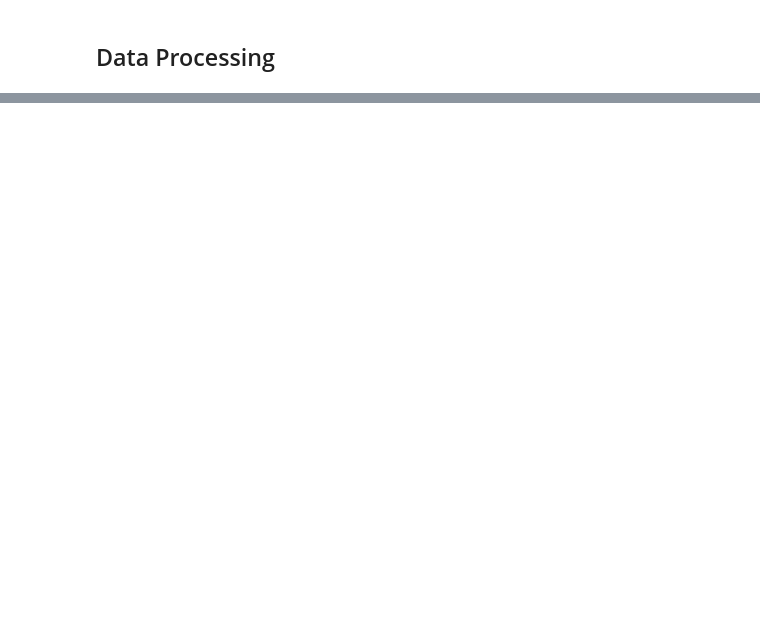
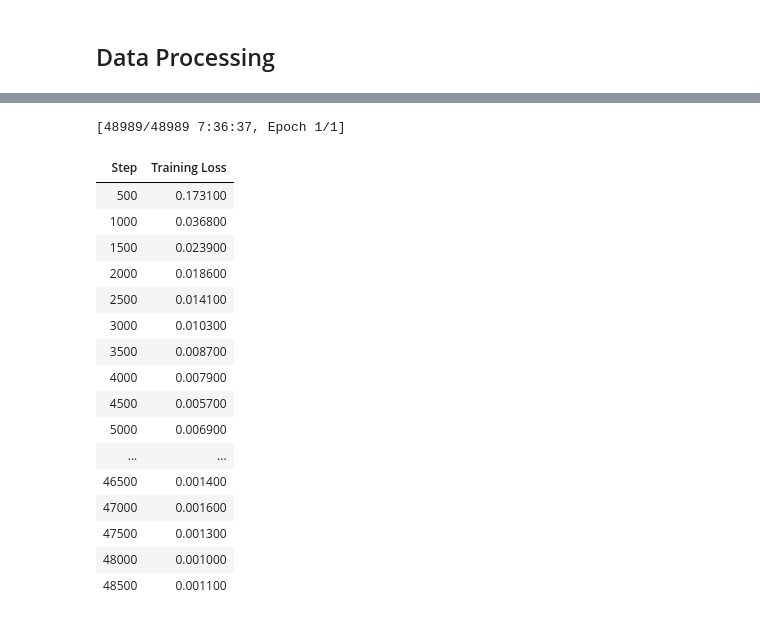
Before and after one commit to GustavoHCruz/CodingDNATransformers, a Jupyter notebook: src/main-exin-bert.ipynb, the cells around one changed output, grey strips where cells are left out. Drawn from its saved outputs; the diff is of its cells as text; code cells hidden in the pictures; blank space fills up the shorter version.

```diff
--- a/src/main-exin-bert.ipynb
+++ b/src/main-exin-bert.ipynb
@@ -66,9 +72,10 @@ llm.train(
   dataset=train_dataset,
   params=TrainParams(
     epochs=1,
-    batch_size=1,
+    batch_size=128,
     gradient_accumulation=1,
-    lr=2e-5,
-		logging_steps=25000
+    lr=1e-5,
+		logging_steps=500
 	)
 )
+# %% [output]
@@ -74,0 +85,18 @@ llm.train(
+[48989/48989 7:36:37, Epoch 1/1]
+| Step | Training Loss |
+| 500 | 0.173100 |
+| 1000 | 0.036800 |
+| 1500 | 0.023900 |
+| 2000 | 0.018600 |
+| 2500 | 0.014100 |
+| 3000 | 0.010300 |
+| 3500 | 0.008700 |
+| 4000 | 0.007900 |
+| 4500 | 0.005700 |
+| 5000 | 0.006900 |
+| ... | ... |
+| 46500 | 0.001400 |
+| 47000 | 0.001600 |
+| 47500 | 0.001300 |
+| 48000 | 0.001000 |
+| 48500 | 0.001100 |
```
Also changed, not shown: parts of 6 cells of this notebook, 4 other files.
